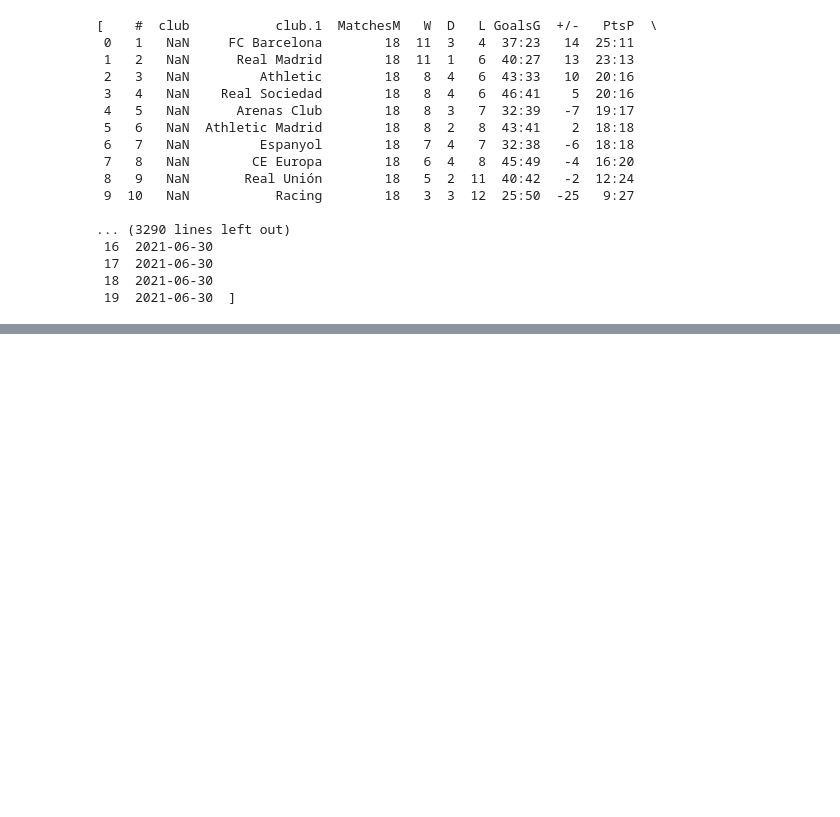
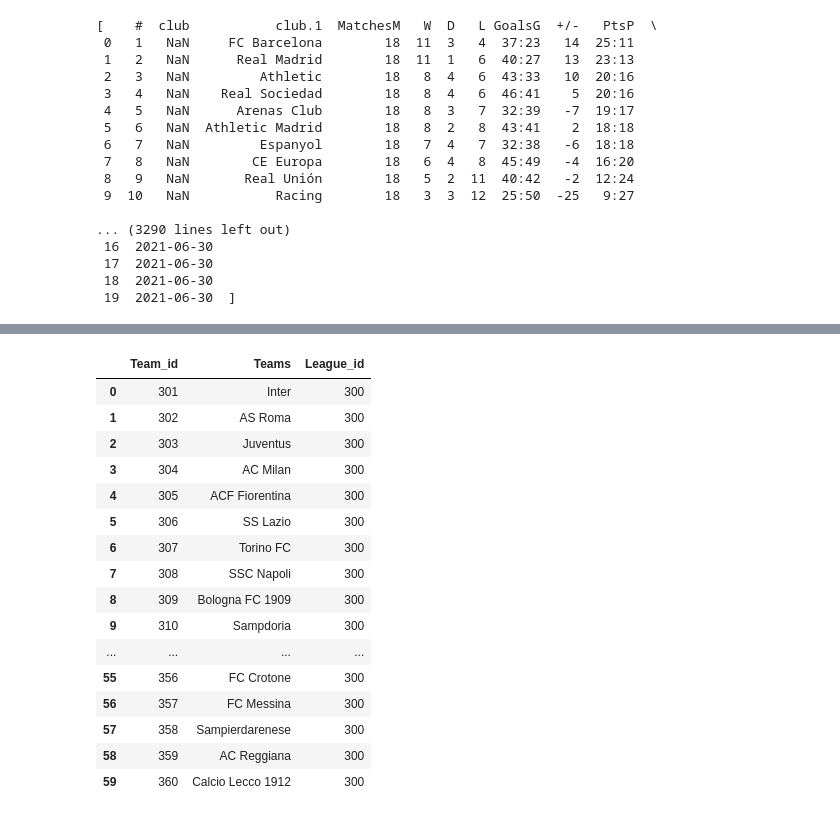
Before and after one commit to timi000/Soccer-Story, a Jupyter notebook: League Table Scraping.ipynb, the cells around one changed output, grey strips where cells are left out. Drawn from its saved outputs; the diff is of its cells as text; code cells hidden in the pictures; blank space fills up the shorter version.

```diff
--- a/League Table Scraping.ipynb
+++ b/League Table Scraping.ipynb
@@ -445,34 +580,71 @@ SerieAdf=SerieA_df[["#","Team.1","M.","W","D","L","goals","Dif.","Pt.","Year"]]
 SerieAdf.columns=['Position','Team','Games_played','Wins', 'Draws',
                                     'Losses','GS_GC','GD','Points','Year']
 
 new = SerieAdf["GS_GC"].str.split(":", n = 1, expand = True)
 SerieAdf["GS"]= new [0]
 SerieAdf["GC"]= new[1]
 pts=SerieAdf["Points"].str.split(":", n=1, expand=True)
 SerieAdf["PTS"]=pts[0]
 
 SerieAdf["Position"]=SerieAdf["Position"].astype(int)
 SerieAdf["Team"]=SerieAdf["Team"].astype(str)
 SerieAdf["Games_played"]=SerieAdf["Games_played"].astype(str).astype(int)
 SerieAdf["Wins"]=SerieAdf["Wins"].astype(str).astype(int)
 SerieAdf["Draws"]=SerieAdf["Draws"].astype(str).astype(int)
 SerieAdf["Losses"]=SerieAdf["Losses"].astype(str).astype(int)
 SerieAdf["GD"]=SerieAdf["GD"].astype(str).astype(int)
 SerieAdf["GS"]=SerieAdf["GS"].astype(int)
 SerieAdf["GC"]=SerieAdf["GC"].astype(int)
 SerieAdf["PTS(3PT)"]=(SerieAdf["Wins"]*3)+SerieAdf["Draws"]
 SerieAdf["PTS(38G)"]=round((SerieAdf["PTS(3PT)"]/SerieAdf["Games_played"])*38,1)
 SerieAdf=SerieAdf.replace(
     {"Parma Calcio 1913": "Parma AC", "Parma FC": "Parma AC", "SPAL 1907 Ferrara": "SPAL 2013 Ferrara",
-    "Genova 1893 Circolo del Calcio":"Genoa CFC"})
+    "Genova 1893 Circolo del Calcio":"Genoa CFC"
+,"Lazio Roma":"SS Lazio",
+"Bologna FC":"Bologna FC 1909",
+"Atalanta":"Atalanta BC",
+"Empoli FC":"FC Empoli",
+"Vicenza Virtus":"AC Venezia 1907",
+"Vicenza Calcio":"AC Venezia 1907",
+"Salernitana Sport":"US Salernitana",
+"US Salernitana 1919":"US Salernitana",
+"Carpi FC":"Carpi FC 1909",
+"Sassuolo Calcio":"US Sassuolo",
+"Treviso FBC":"Treviso FBC 1993",
+"Palermo FBC":"US Palermo",
+"SSC Palermo":"US Palermo",
+"AC Palermo":"US Palermo",
+"Novara Calcio":"Novara Calcio 1908",
+"Calcio Como":"Como Calcio",
+"Ancona Calcio":"AC Ancona",
+"Ascoli Calcio":"Ascoli Calcio 1898"})
+
 Itateam_df=pd.DataFrame(SerieAdf['Team'].value_counts())
 Itateam_df=Itateam_df.reset_index()
 Itateam_df=Itateam_df.reset_index()
 Itateam_df['Team_id']=(Itateam_df['level_0']+1)+300
 Itateam_df.columns=['old_in','Teams','Count','Team_id']
 Itateam_df=Itateam_df[['Team_id','Teams']]
 Itateam_df['League_id']=300
 Itateam_df.head(60)
+# %% [output]
+|  | Team_id | Teams | League_id |
+| 0 | 301 | Inter | 300 |
+| 1 | 302 | AS Roma | 300 |
+| 2 | 303 | Juventus | 300 |
+| 3 | 304 | AC Milan | 300 |
+| 4 | 305 | ACF Fiorentina | 300 |
+| 5 | 306 | SS Lazio | 300 |
+| 6 | 307 | Torino FC | 300 |
+| 7 | 308 | SSC Napoli | 300 |
+| 8 | 309 | Bologna FC 1909 | 300 |
+| 9 | 310 | Sampdoria | 300 |
+| ... | ... | ... | ... |
+| 55 | 356 | FC Crotone | 300 |
+| 56 | 357 | FC Messina | 300 |
+| 57 | 358 | Sampierdarenese | 300 |
+| 58 | 359 | AC Reggiana | 300 |
+| 59 | 360 | Calcio Lecco 1912 | 300 |
 # %%
 Erelist=[]
 
```
Also changed, not shown: parts of 14 cells of this notebook, 5 other files.
